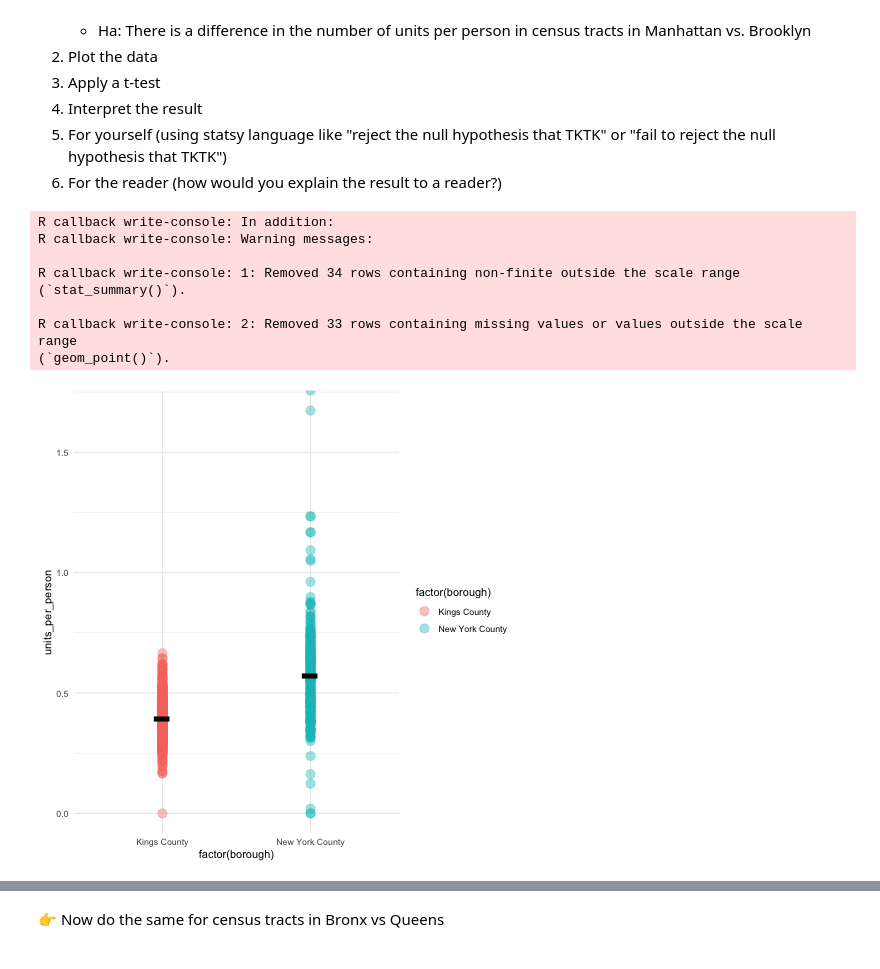
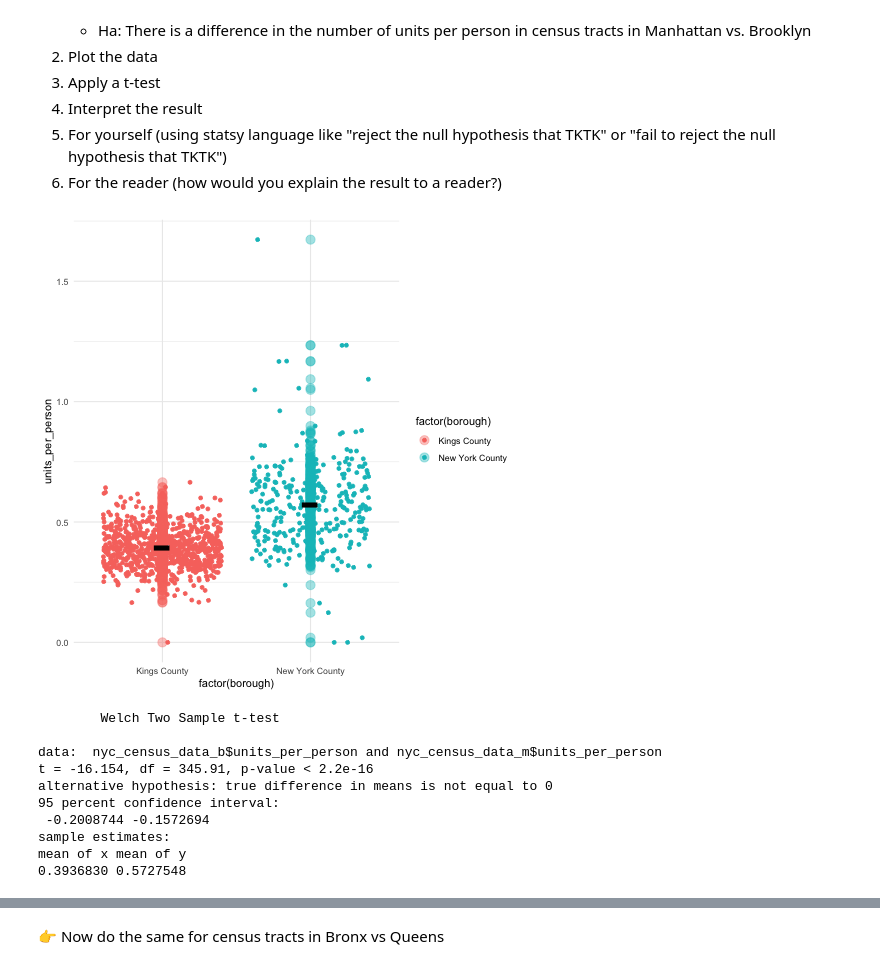
Before and after one commit to data4news/hypothesis-1-shp, a Jupyter notebook: notebook-2.ipynb, the cells around one changed output, grey strips where cells are left out. Cells and saved outputs as stored; diff of their text form; code cells hidden in the pictures.

```diff
--- a/notebook-2.ipynb
+++ b/notebook-2.ipynb
@@ -167,6 +167,11 @@ Geodetic CRS:  NAD83
 # ℹ 4 more variables: total_units_estimate <dbl>, population_moe <dbl>,
 #   med_inc_moe <dbl>, total_units_moe <dbl>
 # ℹ Use `print(n = ...)` to see more rows
+# %%
+%%R
+
+nyc_census_data <- nyc_census_data %>%
+    filter(population_estimate>0)
 # %% [markdown]
 ### Step 4 | Do calculations with `mutate`
 
@@ -286,23 +279,40 @@ In this section you will test if the number of units per person is different in
 # %%
 %%R -o mtcars
 
 # R cell
 
 nyc_census_data_bm <- nyc_census_data %>%
     filter(borough == "Kings County" | borough == "New York County")
 
 ggplot(nyc_census_data_bm) +
     aes(x=factor(borough), y=units_per_person, color=factor(borough)) +
     geom_point(size=4, alpha=.4) +
-    stat_summary(fun = "mean", geom = "point", color = "black", size = 20, shape="-") +
+    geom_jitter() +
+    stat_summary(fun = "mean", geom = "point", size = 20, shape="-", color="black") +
     theme_minimal()
 # %% [output]
-R callback write-console: In addition:
-R callback write-console: Warning messages:
-
-R callback write-console: 1: Removed 34 rows containing non-finite outside the scale range
-(`stat_summary()`).
-
-R callback write-console: 2: Removed 33 rows containing missing values or values outside the scale range
-(`geom_point()`).
-[figure, old version]
+[figure, new version]
+# %%
+%%R
+
+nyc_census_data_bm <- nyc_census_data_bm %>%
+    drop_na(units_per_person)
+
+nyc_census_data_b <- nyc_census_data_bm %>%
+    filter(borough == "Kings County")
+
+nyc_census_data_m <- nyc_census_data_bm %>%
+    filter(borough == "New York County")
+
+t.test(nyc_census_data_b$units_per_person, nyc_census_data_m$units_per_person)
+# %% [output]
+        Welch Two Sample t-test
+
+data:  nyc_census_data_b$units_per_person and nyc_census_data_m$units_per_person
+t = -16.154, df = 345.91, p-value < 2.2e-16
+alternative hypothesis: true difference in means is not equal to 0
+95 percent confidence interval:
+ -0.2008744 -0.1572694
+sample estimates:
+mean of x mean of y
+0.3936830 0.5727548
```
Also changed, not shown: parts of 12 cells of this notebook, 1 other file.
